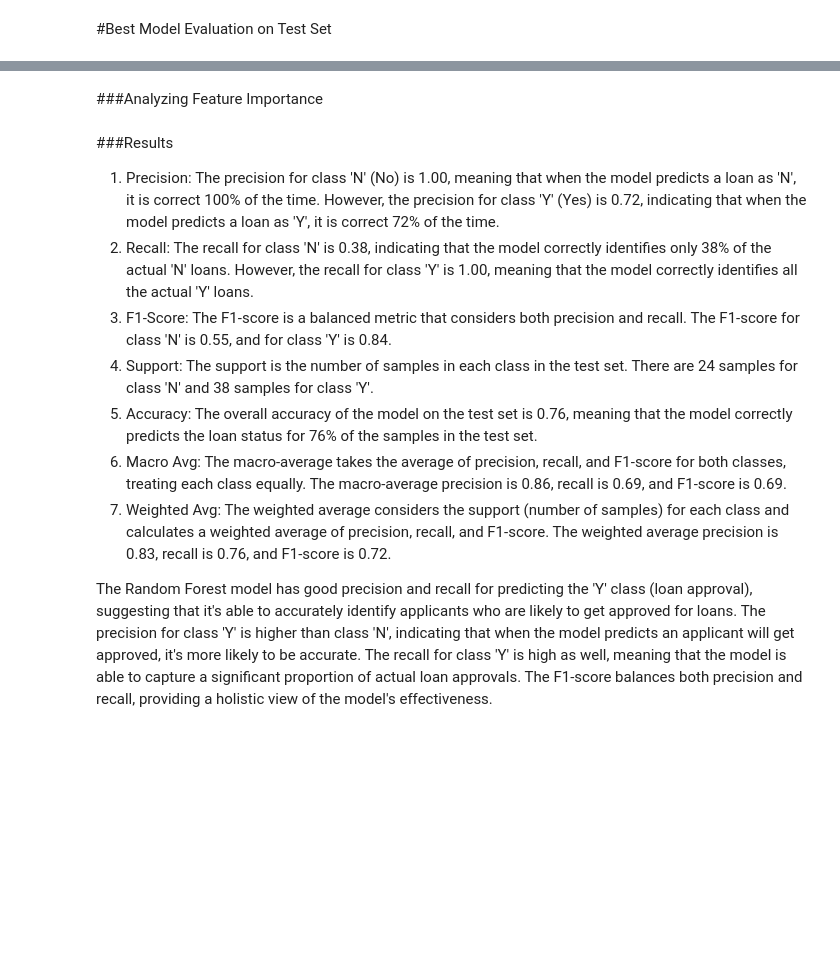
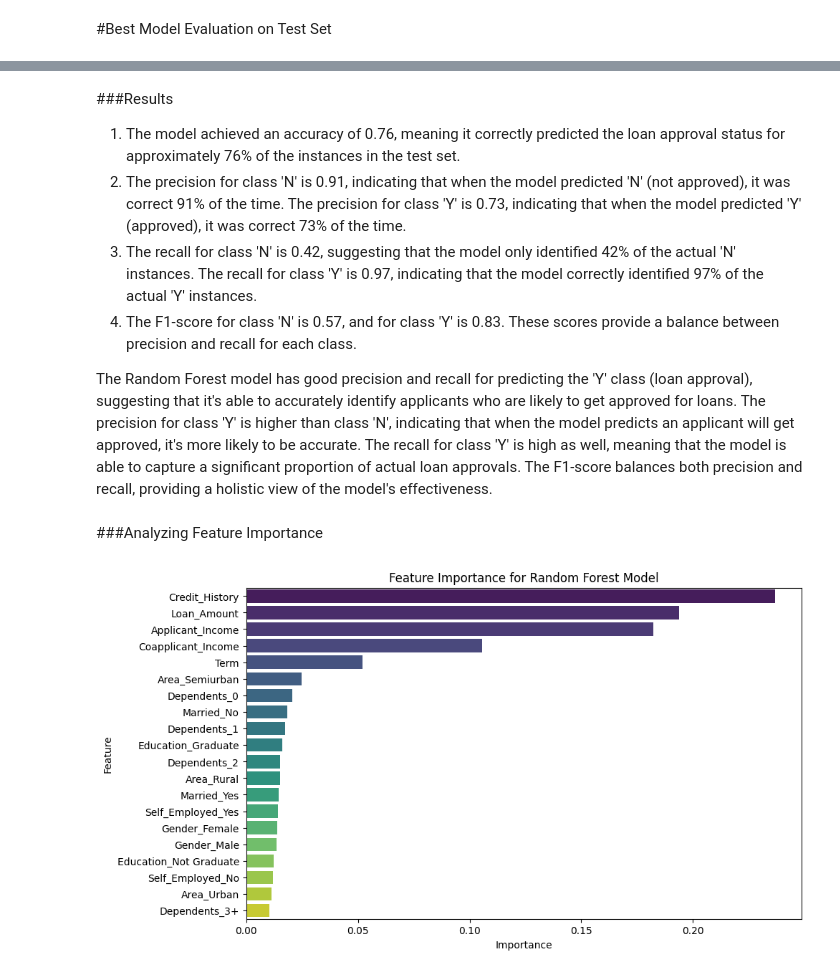
Before and after one commit to joeyeuron/Case-Study-CE880, a Jupyter notebook: Final_Draft.ipynb, the cells around one changed output, grey strips where cells are left out. Drawn from its saved outputs; the diff is of its cells as text; code cells hidden in the pictures; blank space fills up the shorter version.

```diff
--- a/Final_Draft.ipynb
+++ b/Final_Draft.ipynb
@@ -391,2 +512,15 @@ plt.show()
+# %% [markdown]
+###Results
+
+1. The model achieved an accuracy of 0.76, meaning it correctly predicted the loan approval status for approximately 76% of the instances in the test set.
+2.   The precision for class 'N' is 0.91, indicating that when the model predicted 'N' (not approved), it was correct 91% of the time. The precision for class 'Y' is 0.73, indicating that when the model predicted 'Y' (approved), it was correct 73% of the time.
+3. The recall for class 'N' is 0.42, suggesting that the model only identified 42% of the actual 'N' instances. The recall for class 'Y' is 0.97, indicating that the model correctly identified 97% of the actual 'Y' instances.
+4. The F1-score for class 'N' is 0.57, and for class 'Y' is 0.83. These scores provide a balance between precision and recall for each class.
+
+
+The Random Forest model has good precision and recall for predicting the 'Y' class (loan approval), suggesting that it's able to accurately identify applicants who are likely to get approved for loans.
+The precision for class 'Y' is higher than class 'N', indicating that when the model predicts an applicant will get approved, it's more likely to be accurate.
+The recall for class 'Y' is high as well, meaning that the model is able to capture a significant proportion of actual loan approvals.
+The F1-score balances both precision and recall, providing a holistic view of the model's effectiveness.
 # %% [markdown]
 ###Analyzing Feature Importance
@@ -400,15 +527,18 @@ for idx in sorted_indices:
-# %% [markdown]
-###Results
-
-1.   Precision: The precision for class 'N' (No) is 1.00, meaning that when the model predicts a loan as 'N', it is correct 100% of the time. However, the precision for class 'Y' (Yes) is 0.72, indicating that when the model predicts a loan as 'Y', it is correct 72% of the time.
-2.   Recall: The recall for class 'N' is 0.38, indicating that the model correctly identifies only 38% of the actual 'N' loans. However, the recall for class 'Y' is 1.00, meaning that the model correctly identifies all the actual 'Y' loans.
-3. F1-Score: The F1-score is a balanced metric that considers both precision and recall. The F1-score for class 'N' is 0.55, and for class 'Y' is 0.84.
-4. Support: The support is the number of samples in each class in the test set. There are 24 samples for class 'N' and 38 samples for class 'Y'.
-5. Accuracy: The overall accuracy of the model on the test set is 0.76, meaning that the model correctly predicts the loan status for 76% of the samples in the test set.
-6. Macro Avg: The macro-average takes the average of precision, recall, and F1-score for both classes, treating each class equally. The macro-average precision is 0.86, recall is 0.69, and F1-score is 0.69.
-7. Weighted Avg: The weighted average considers the support (number of samples) for each class and calculates a weighted average of precision, recall, and F1-score. The weighted average precision is 0.83, recall is 0.76, and F1-score is 0.72.
-
-The Random Forest model has good precision and recall for predicting the 'Y' class (loan approval), suggesting that it's able to accurately identify applicants who are likely to get approved for loans.
-The precision for class 'Y' is higher than class 'N', indicating that when the model predicts an applicant will get approved, it's more likely to be accurate.
-The recall for class 'Y' is high as well, meaning that the model is able to capture a significant proportion of actual loan approvals.
-The F1-score balances both precision and recall, providing a holistic view of the model's effectiveness.
+# %%
+feature_importances = best_rf_model.feature_importances_
+
+# Creating a DataFrame to display feature importances
+feature_importance_df = pd.DataFrame({'Feature': X.columns, 'Importance': feature_importances})
+
+# Sorting the DataFrame by importance in descending order
+feature_importance_df = feature_importance_df.sort_values(by='Importance', ascending=False)
+
+# Plotting feature importances
+plt.figure(figsize=(10, 6))
+sns.barplot(x='Importance', y='Feature', data=feature_importance_df, palette='viridis')
+plt.xlabel('Importance')
+plt.ylabel('Feature')
+plt.title('Feature Importance for Random Forest Model')
+plt.show()
+# %% [output]
+[figure, added]
```
Also changed, not shown: parts of 23 cells of this notebook.
